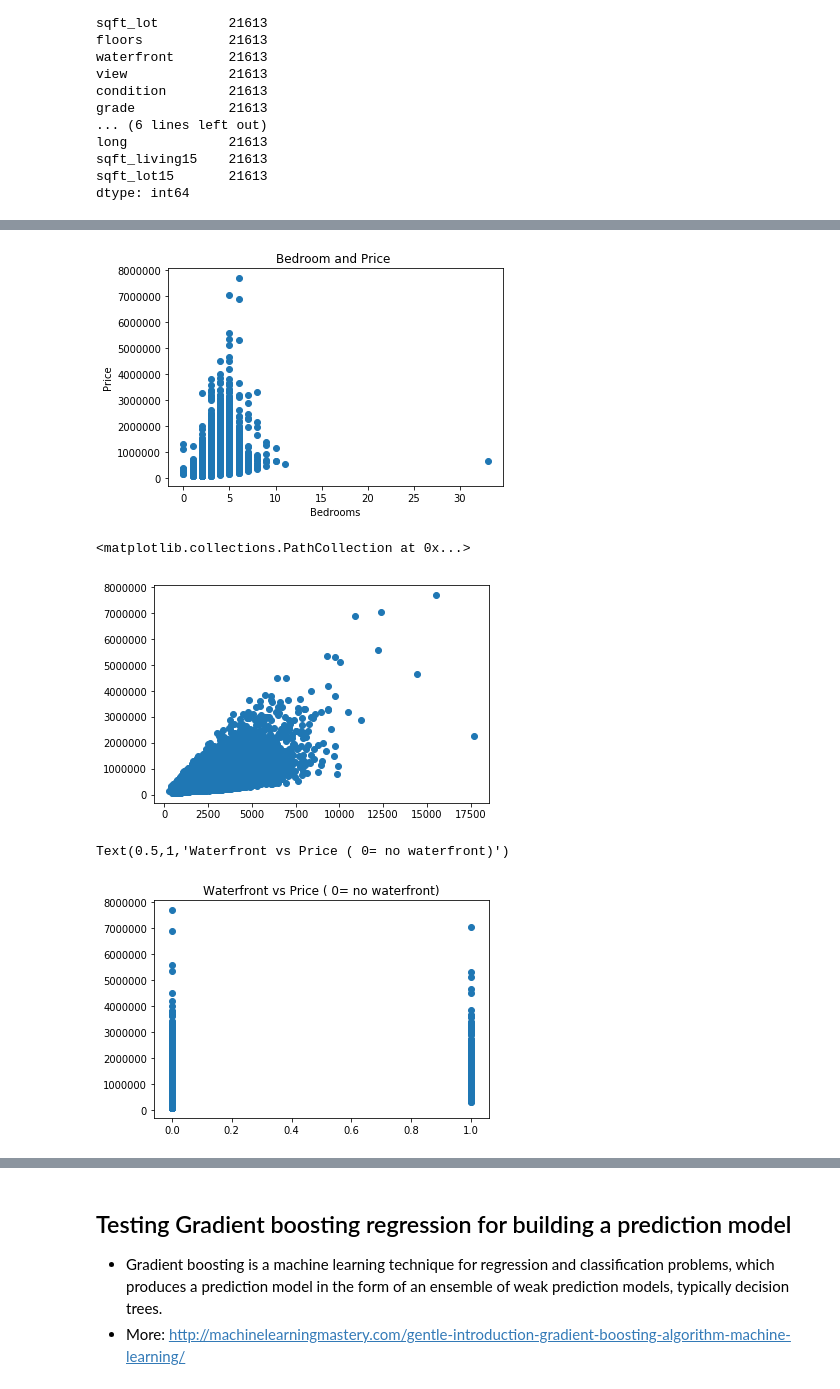
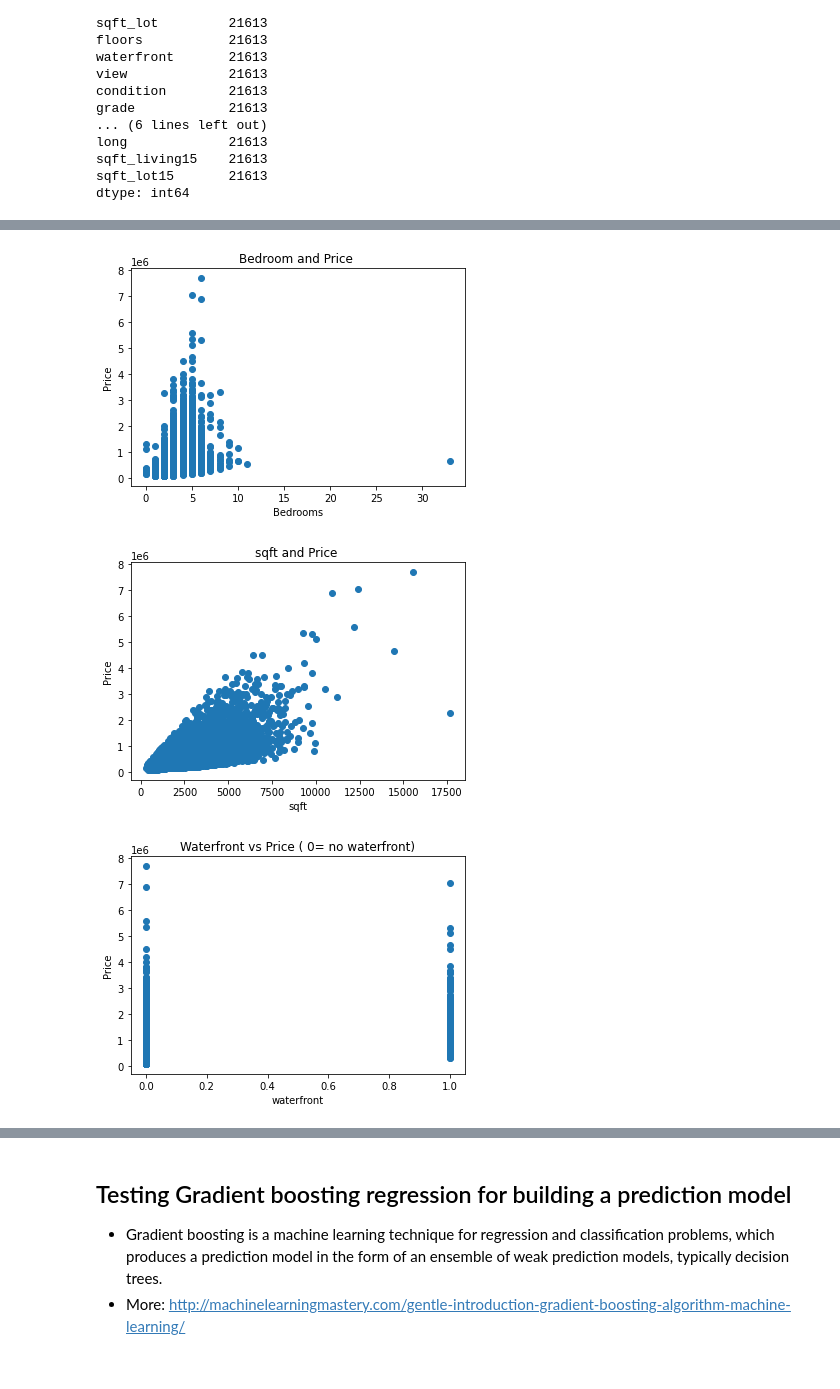
Before and after one commit to bidur/MachineLearningExamples, a Jupyter notebook: linearRegression.ipynb, the cells around one changed output, grey strips where cells are left out. Saved outputs shown, nothing was run; the diff lists cells and outputs as text; code cells hidden in the pictures.

```diff
--- a/linearRegression.ipynb
+++ b/linearRegression.ipynb
@@ -14,7 +35,7 @@ import matplotlib.pyplot as plt
 import seaborn as sns
 import mpl_toolkits
 # %%
-data = pd.read_csv("kc_house_data.csv")
+data = pd.read_csv("data/kc_house_data.csv")
 data.head()
 # %% [output]
 |  | id | date | price | bedrooms | bathrooms | sqft_living | sqft_lot | floors | waterfront | view | ... |
@@ -116,15 +185,20 @@ plt.xlabel("Bedrooms")
 plt.ylabel("Price")
 plt.show()
 # %% [output]
-[figure, old version]
+[figure, new version]
 # %%
 plt.scatter((data['sqft_living']+data['sqft_basement']),data['price'])
+plt.title("sqft and Price ")
+plt.xlabel("sqft")
+plt.ylabel("Price")
+plt.show()
 # %% [output]
-<matplotlib.collections.PathCollection at 0x...>
-[figure, old version]
+[figure, new version]
 # %%
 plt.scatter(data.waterfront,data.price)
 plt.title("Waterfront vs Price ( 0= no waterfront)")
+plt.xlabel("waterfront")
+plt.ylabel("Price")
+plt.show()
 # %% [output]
-Text(0.5,1,'Waterfront vs Price ( 0= no waterfront)')
-[figure, old version]
+[figure, new version]
```
Also changed, not shown: parts of 40 cells of this notebook, 6 other files.
